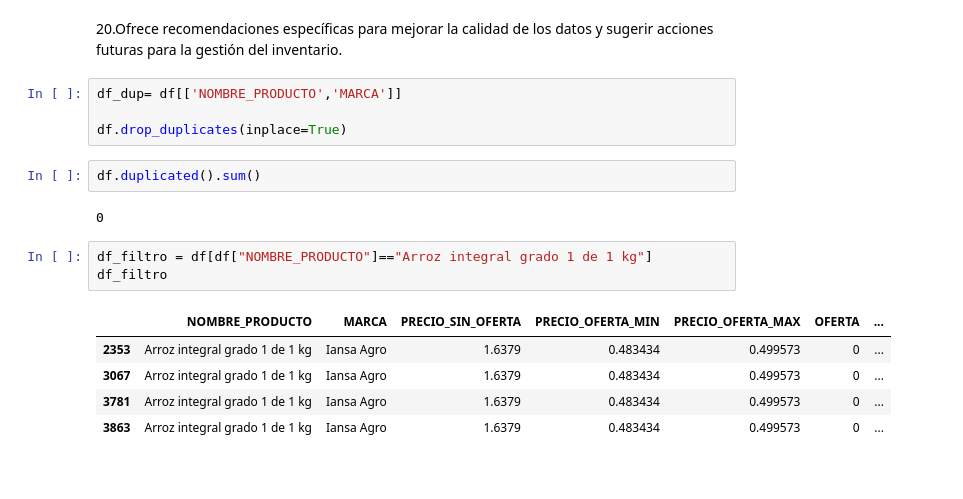
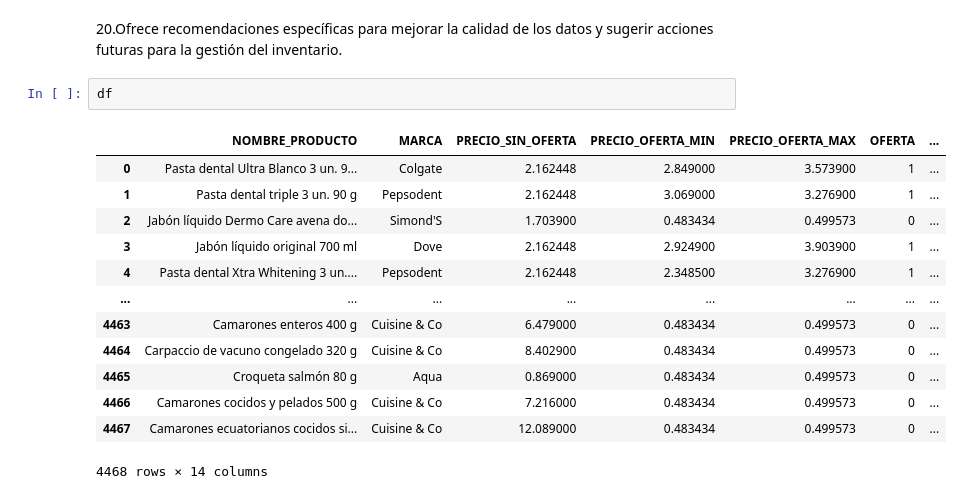
Before and after one commit to Bubu52/AMACOR_SUPERMARKET, a Jupyter notebook: Pry_AMACOR v.1.1.ipynb, the cells around one changed output. Saved outputs shown, nothing was run; the diff lists cells and outputs as text.

```diff
--- a/Pry_AMACOR v.1.1.ipynb
+++ b/Pry_AMACOR v.1.1.ipynb
@@ -255,20 +316,19 @@ Name: STOCK, dtype: int64
 19.¿Qué está ocurriendo con el Producto "Aceite de Oliva extra virgen 250 ml" en temas de oferta y demanda?
 # %% [markdown]
 20.Ofrece recomendaciones específicas para mejorar la calidad de los datos y sugerir acciones futuras para la gestión del inventario.
-# %%
-df_dup= df[['NOMBRE_PRODUCTO','MARCA']]
-
-df.drop_duplicates(inplace=True)
 # %%
-df.duplicated().sum()
+df
 # %% [output]
+|  | NOMBRE_PRODUCTO | MARCA | PRECIO_SIN_OFERTA | PRECIO_OFERTA_MIN | PRECIO_OFERTA_MAX | OFERTA | ... |
+| 0 | Pasta dental Ultra Blanco 3 un. 9... | Colgate | 2.162448 | 2.849000 | 3.573900 | 1 | ... |
+| 1 | Pasta dental triple 3 un. 90 g | Pepsodent | 2.162448 | 3.069000 | 3.276900 | 1 | ... |
+| 2 | Jabón líquido Dermo Care avena do... | Simond'S | 1.703900 | 0.483434 | 0.499573 | 0 | ... |
+| 3 | Jabón líquido original 700 ml | Dove | 2.162448 | 2.924900 | 3.903900 | 1 | ... |
+| 4 | Pasta dental Xtra Whitening 3 un.... | Pepsodent | 2.162448 | 2.348500 | 3.276900 | 1 | ... |
+| ... | ... | ... | ... | ... | ... | ... | ... |
+| 4463 | Camarones enteros 400 g | Cuisine & Co | 6.479000 | 0.483434 | 0.499573 | 0 | ... |
+| 4464 | Carpaccio de vacuno congelado 320 g | Cuisine & Co | 8.402900 | 0.483434 | 0.499573 | 0 | ... |
+| 4465 | Croqueta salmón 80 g | Aqua | 0.869000 | 0.483434 | 0.499573 | 0 | ... |
+| 4466 | Camarones cocidos y pelados 500 g | Cuisine & Co | 7.216000 | 0.483434 | 0.499573 | 0 | ... |
+| 4467 | Camarones ecuatorianos cocidos si... | Cuisine & Co | 12.089000 | 0.483434 | 0.499573 | 0 | ... |
-0
+4468 rows × 14 columns
-# %%
-df_filtro = df[df["NOMBRE_PRODUCTO"]=="Arroz integral grado 1 de 1 kg"]
-df_filtro
-# %% [output]
-|  | NOMBRE_PRODUCTO | MARCA | PRECIO_SIN_OFERTA | PRECIO_OFERTA_MIN | PRECIO_OFERTA_MAX | OFERTA | ... |
-| 2353 | Arroz integral grado 1 de 1 kg | Iansa Agro | 1.6379 | 0.483434 | 0.499573 | 0 | ... |
-| 3067 | Arroz integral grado 1 de 1 kg | Iansa Agro | 1.6379 | 0.483434 | 0.499573 | 0 | ... |
-| 3781 | Arroz integral grado 1 de 1 kg | Iansa Agro | 1.6379 | 0.483434 | 0.499573 | 0 | ... |
-| 3863 | Arroz integral grado 1 de 1 kg | Iansa Agro | 1.6379 | 0.483434 | 0.499573 | 0 | ... |
```
Also changed, not shown: parts of 31 cells of this notebook.
